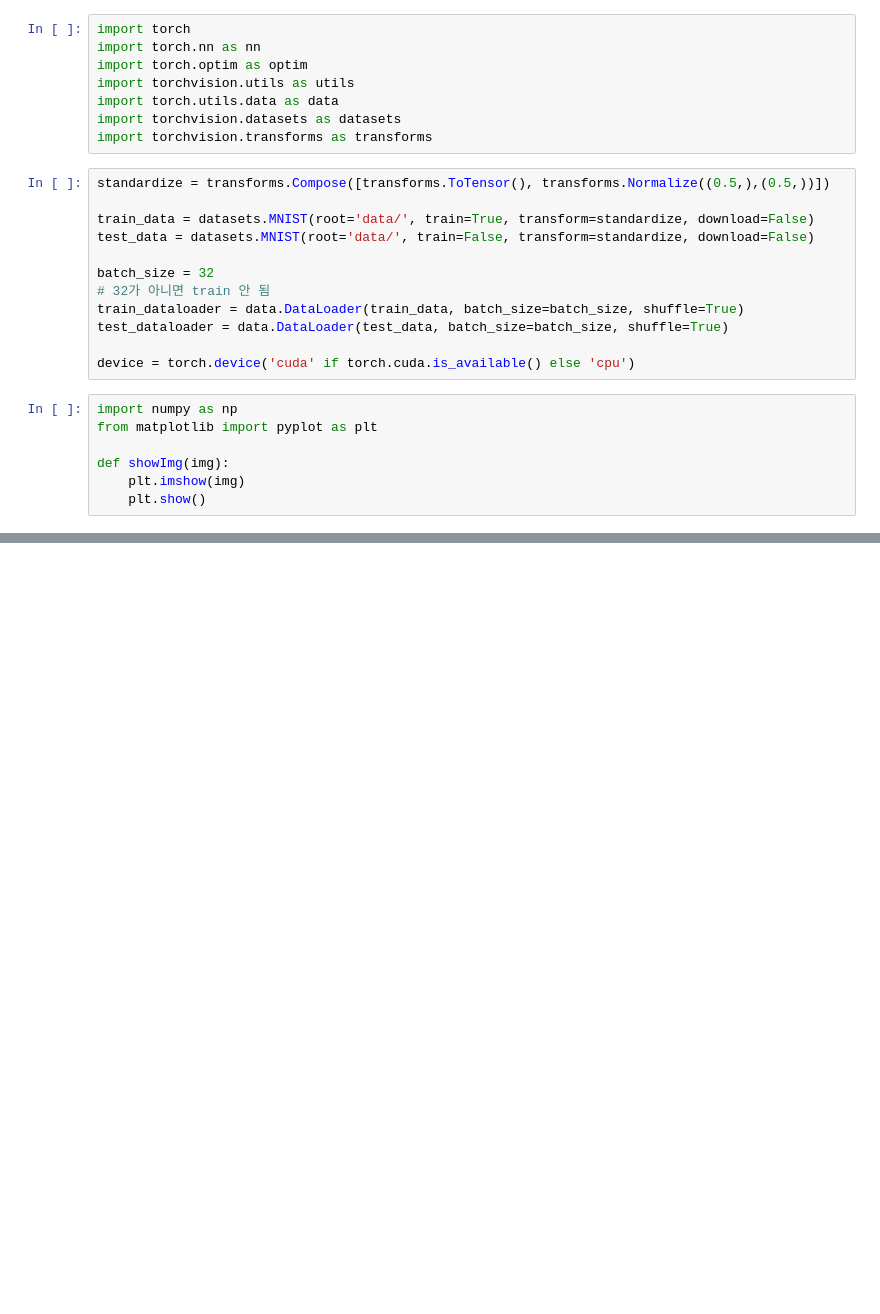
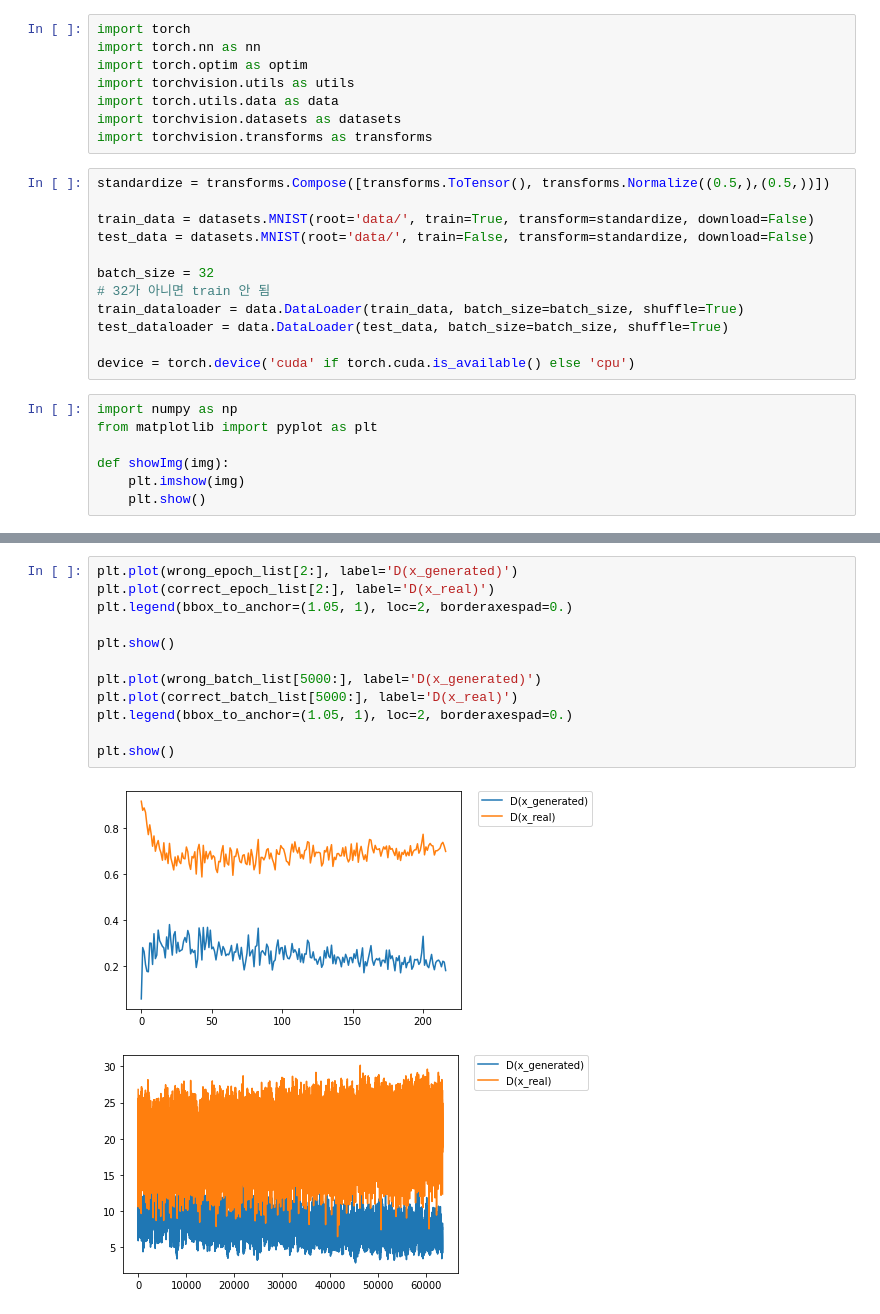
Before and after one commit to jaehong21/AI_Portfolio, a Jupyter notebook: GAN/MNIST_GAN.ipynb, the cells around one changed output, grey strips where cells are left out. Cells and saved outputs as stored; diff of their text form; blank space fills up the shorter version.

```diff
--- a/GAN/MNIST_GAN.ipynb
+++ b/GAN/MNIST_GAN.ipynb
@@ -202 +213,16 @@ for i in range(20):
 ... (8 outputs left out)
+# %%
+plt.plot(wrong_epoch_list[2:], label='D(x_generated)')
+plt.plot(correct_epoch_list[2:], label='D(x_real)')
+plt.legend(bbox_to_anchor=(1.05, 1), loc=2, borderaxespad=0.)
+
+plt.show()
+
+plt.plot(wrong_batch_list[5000:], label='D(x_generated)')
+plt.plot(correct_batch_list[5000:], label='D(x_real)')
+plt.legend(bbox_to_anchor=(1.05, 1), loc=2, borderaxespad=0.)
+
+plt.show()
+# %% [output]
+[figure, added]
+[figure, added]
```
Also changed, not shown: parts of 6 cells of this notebook.
